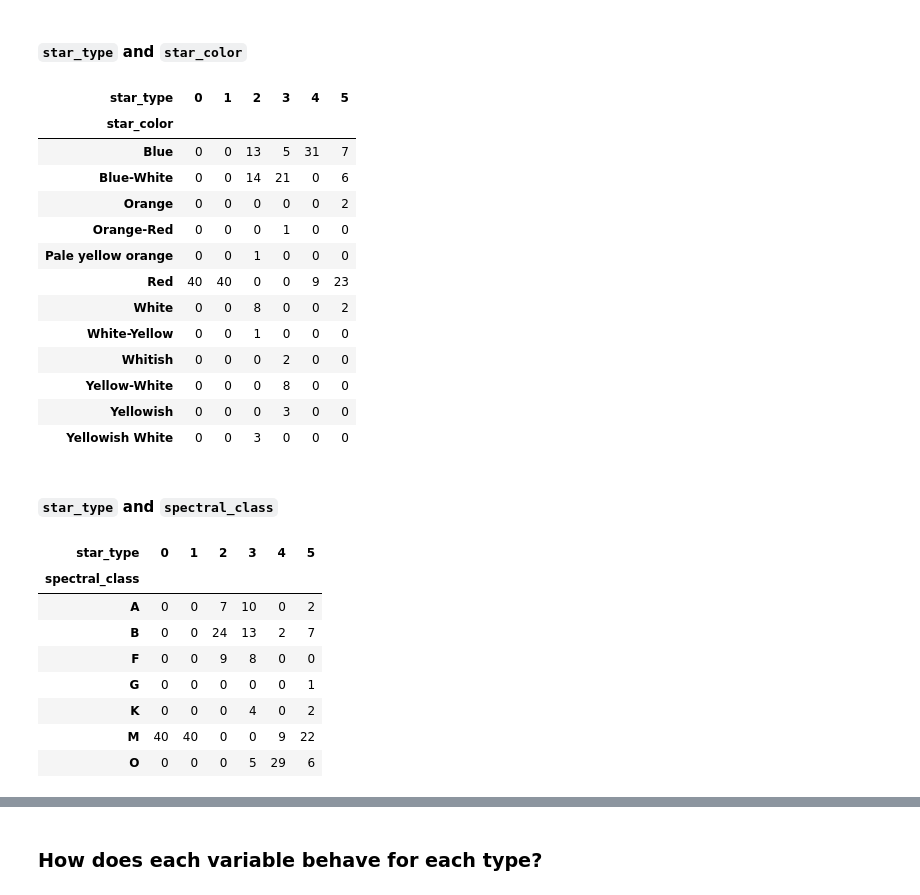
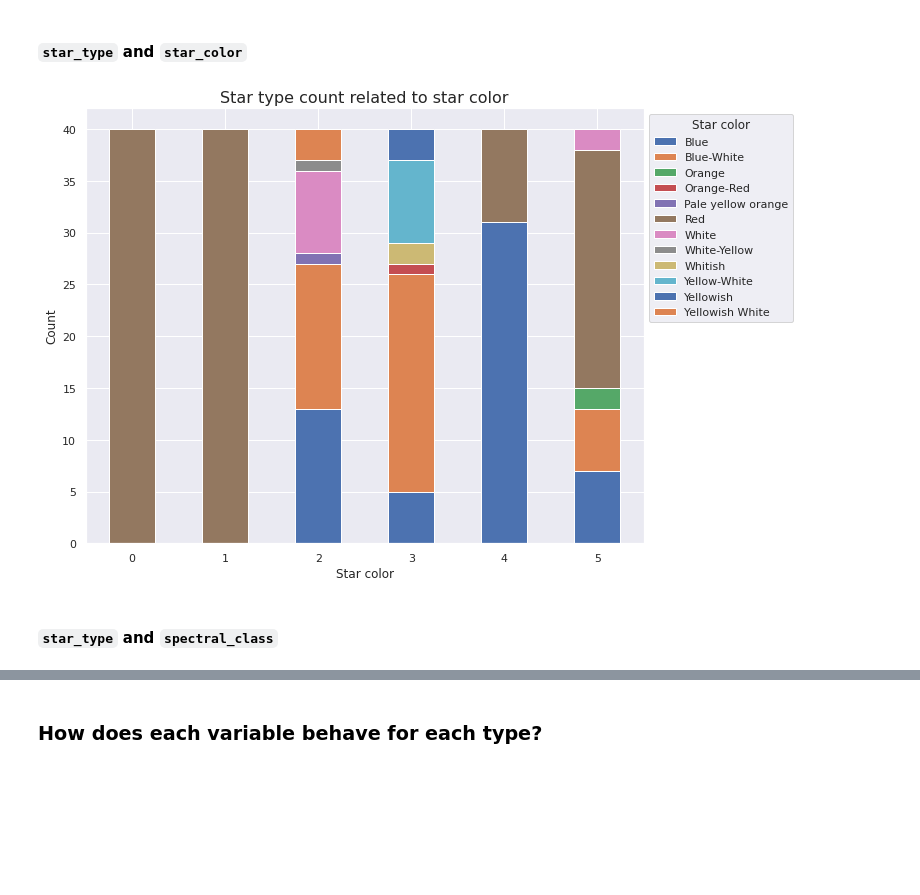
Before and after one commit to DamodaraBarbosa/machine_learning_studies, a Jupyter notebook: Star_type_prediction.ipynb, the cells around one changed output, grey strips where cells are left out. Cells and saved outputs as stored; diff of their text form; code cells hidden in the pictures; blank space fills up the shorter version.

```diff
--- a/Star_type_prediction.ipynb
+++ b/Star_type_prediction.ipynb
@@ -799,33 +799,17 @@ plt.show()
 # %% [markdown]
 #### `star_type` and `star_color`
 # %%
-pd.crosstab(df['star_color'], df['star_type'])
+type_color = pd.crosstab(df['star_type'], df['star_color'])
-# %% [output]
-| star_type | 0 | 1 | 2 | 3 | 4 | 5 |
-| star_color |  |  |  |  |  |  |
-| Blue | 0 | 0 | 13 | 5 | 31 | 7 |
-| Blue-White | 0 | 0 | 14 | 21 | 0 | 6 |
-| Orange | 0 | 0 | 0 | 0 | 0 | 2 |
-| Orange-Red | 0 | 0 | 0 | 1 | 0 | 0 |
-| Pale yellow orange | 0 | 0 | 1 | 0 | 0 | 0 |
-| Red | 40 | 40 | 0 | 0 | 9 | 23 |
-| White | 0 | 0 | 8 | 0 | 0 | 2 |
-| White-Yellow | 0 | 0 | 1 | 0 | 0 | 0 |
-| Whitish | 0 | 0 | 0 | 2 | 0 | 0 |
-| Yellow-White | 0 | 0 | 0 | 8 | 0 | 0 |
-| Yellowish | 0 | 0 | 0 | 3 | 0 | 0 |
-| Yellowish White | 0 | 0 | 3 | 0 | 0 | 0 |
+# %%
+ax = type_color.plot(kind= 'bar', stacked= True, rot= 0, figsize= (10, 8))
+ax.set_title('Star type count related to star color', fontsize= 16)
+ax.legend(title= 'Star color', bbox_to_anchor= (1, 1))
+plt.xlabel('Star color')
+plt.ylabel('Count')
+plt.show()
+# %% [output]
+[figure, added]
 # %% [markdown]
 #### `star_type` and `spectral_class`
 # %%
-pd.crosstab(df['spectral_class'], df['star_type'])
+type_spectral = pd.crosstab(df['star_type'], df['spectral_class'])
-# %% [output]
-| star_type | 0 | 1 | 2 | 3 | 4 | 5 |
-| spectral_class |  |  |  |  |  |  |
-| A | 0 | 0 | 7 | 10 | 0 | 2 |
-| B | 0 | 0 | 24 | 13 | 2 | 7 |
-| F | 0 | 0 | 9 | 8 | 0 | 0 |
-| G | 0 | 0 | 0 | 0 | 0 | 1 |
-| K | 0 | 0 | 0 | 4 | 0 | 2 |
-| M | 40 | 40 | 0 | 0 | 9 | 22 |
-| O | 0 | 0 | 0 | 5 | 29 | 6 |
```
Also changed, not shown: parts of 1 cell of this notebook.
